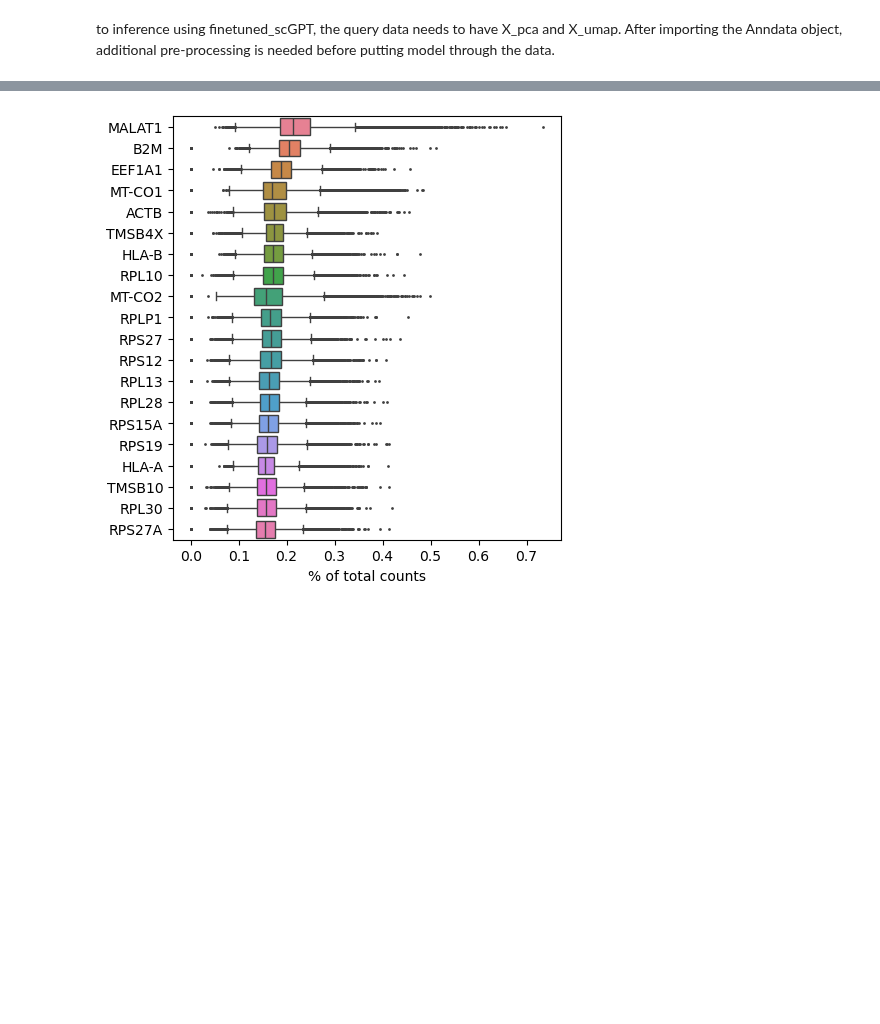
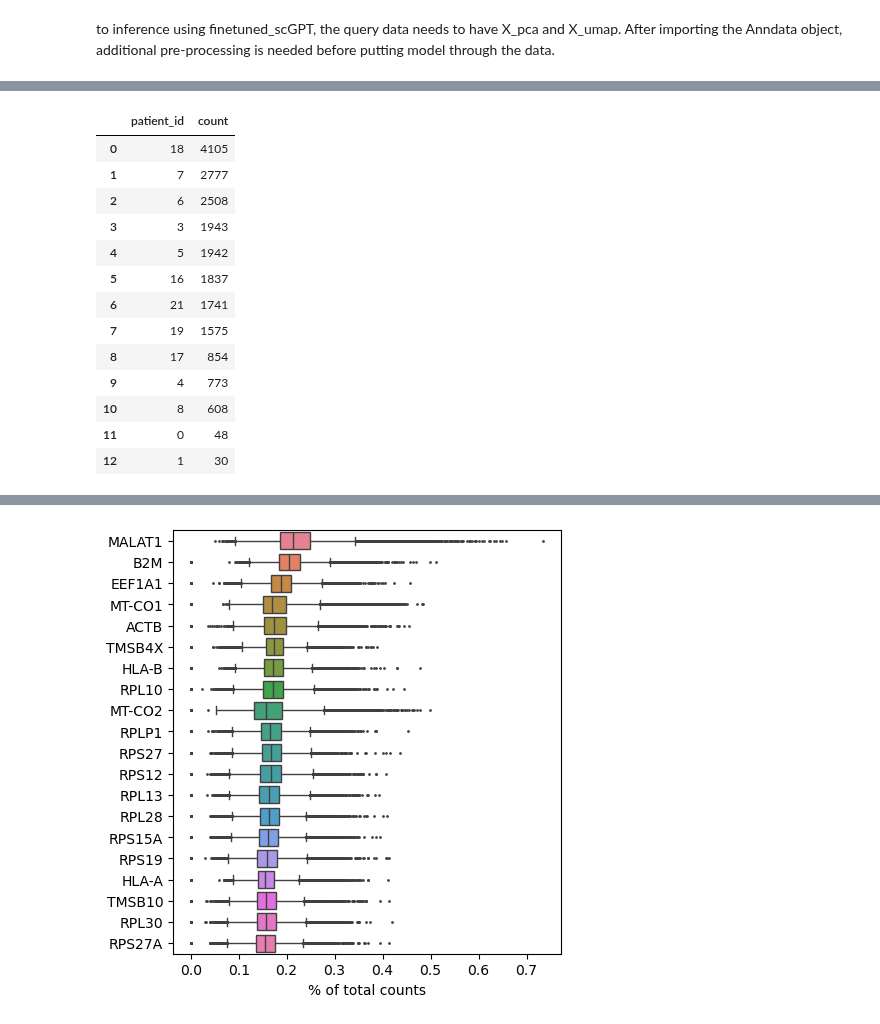
Before and after one commit to bowang-lab/scGPT, a Jupyter notebook: tutorials/data_exploration.ipynb, the cells around one changed output, grey strips where cells are left out. Drawn from its saved outputs; the diff is of its cells as text; code cells hidden in the pictures; blank space fills up the shorter version.

```diff
--- a/tutorials/data_exploration.ipynb
+++ b/tutorials/data_exploration.ipynb
@@ -13,0 +95,17 @@ cart_data = sc.read_h5ad(data_dir/"Tcell_singleR_500.h5ad")
+# %%
+patient_counts_df
+# %% [output]
+|  | patient_id | count |
+| 0 | 18 | 4105 |
+| 1 | 7 | 2777 |
+| 2 | 6 | 2508 |
+| 3 | 3 | 1943 |
+| 4 | 5 | 1942 |
+| 5 | 16 | 1837 |
+| 6 | 21 | 1741 |
+| 7 | 19 | 1575 |
+| 8 | 17 | 854 |
+| 9 | 4 | 773 |
+| 10 | 8 | 608 |
+| 11 | 0 | 48 |
+| 12 | 1 | 30 |
```
Also changed, not shown: parts of 13 cells of this notebook.
